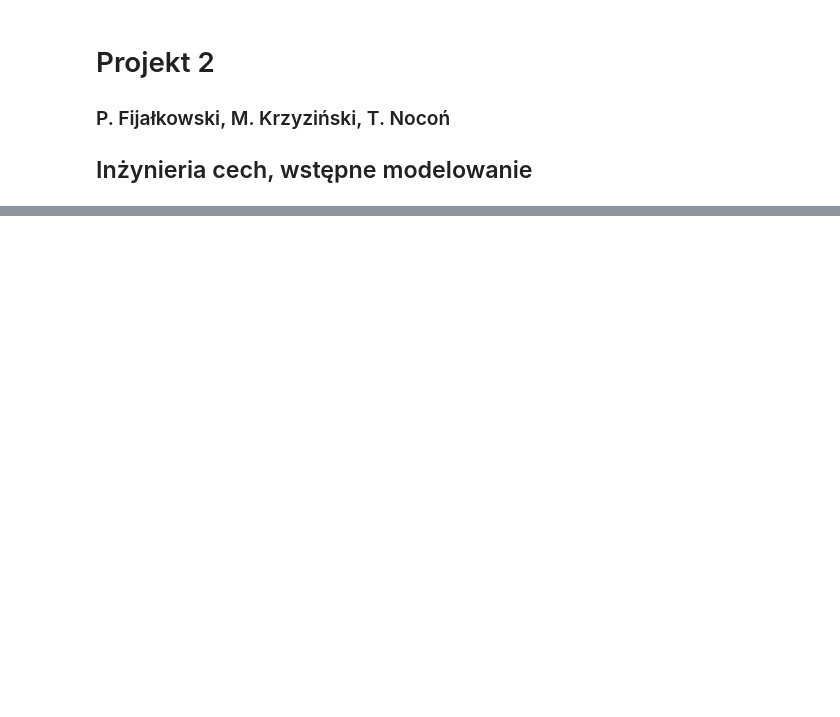
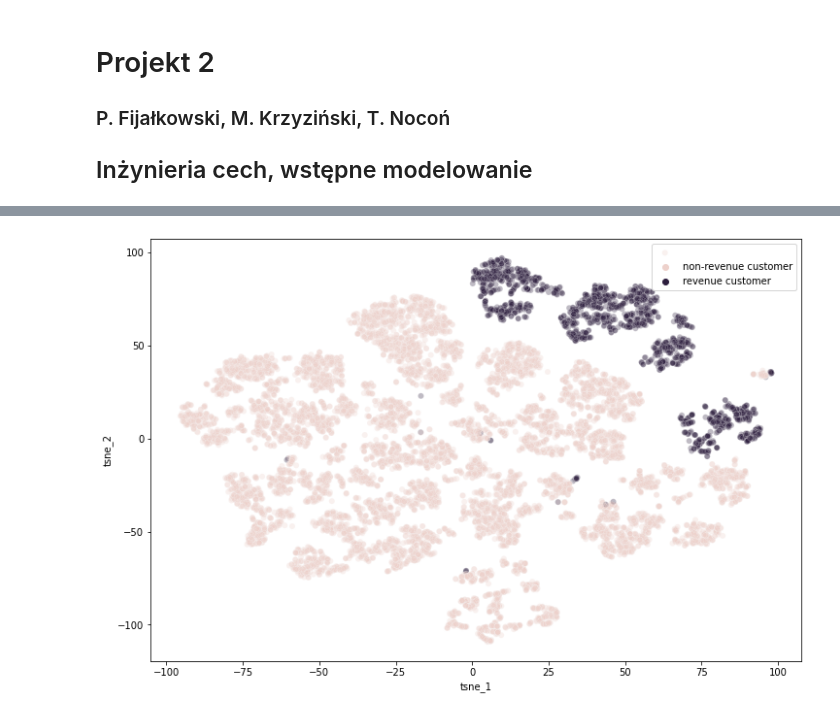
Before and after one commit to pablo2811/online-shopping, a Jupyter notebook: Milestone2.ipynb, the cells around one changed output, grey strips where cells are left out. Drawn from its saved outputs; the diff is of its cells as text; code cells hidden in the pictures; blank space fills up the shorter version.

```diff
--- a/Milestone2.ipynb
+++ b/Milestone2.ipynb
@@ -119,0 +202,2 @@ data
+# %%
+proj_tSNE_data2 = tSNE.fit_transform(data_m2)
@@ -119,0 +224,14 @@ data
+# %%
+data_m2["tsne_1"] = proj_tSNE_data2[:, 0]
+data_m2["tsne_2"] = proj_tSNE_data2[:, 1]
+# %%
+plt.figure(figsize=(12,8))
+sns.scatterplot(x = "tsne_1",
+                y = "tsne_2",
+                hue = "Revenue",
+                alpha=0.3,
+                data = data_m2)
+plt.legend(labels=['', 'non-revenue customer', 'revenue customer'])
+plt.show()
+# %% [output]
+[figure, added]
```
Also changed, not shown: parts of 65 cells of this notebook.
